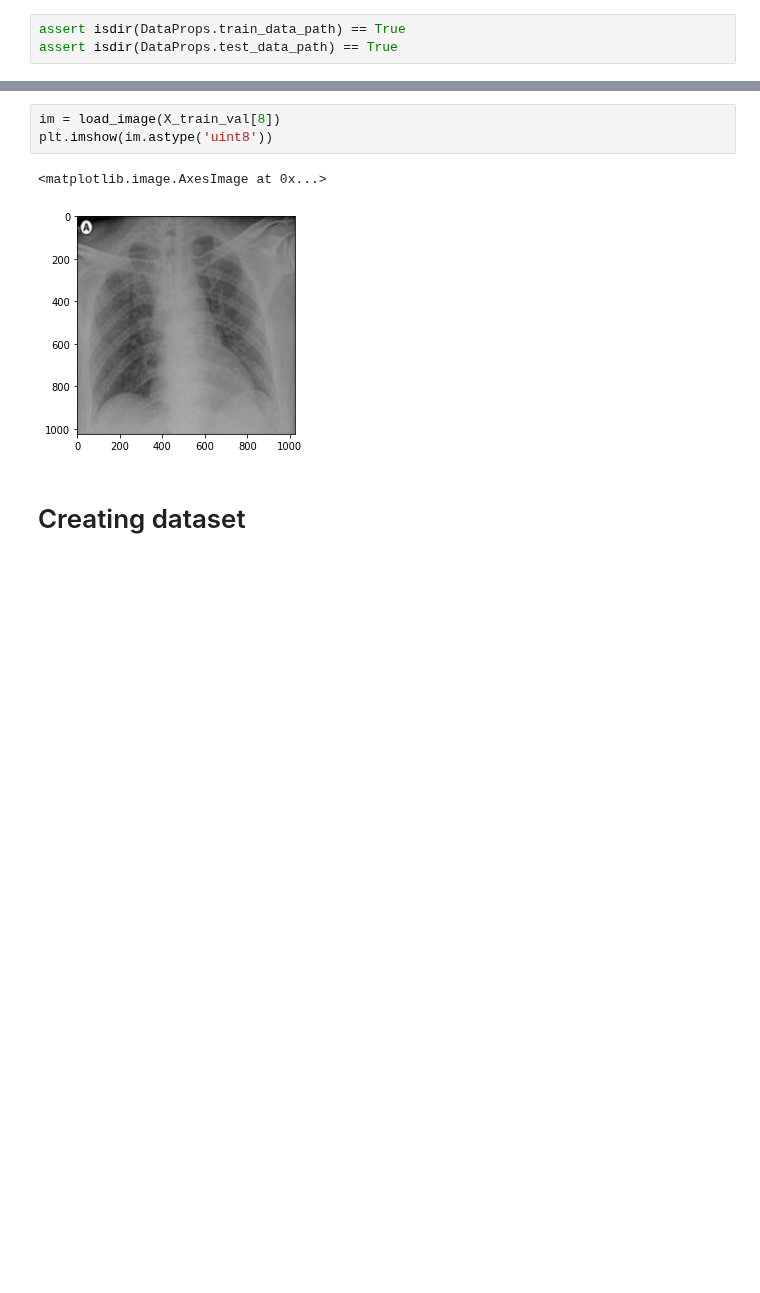
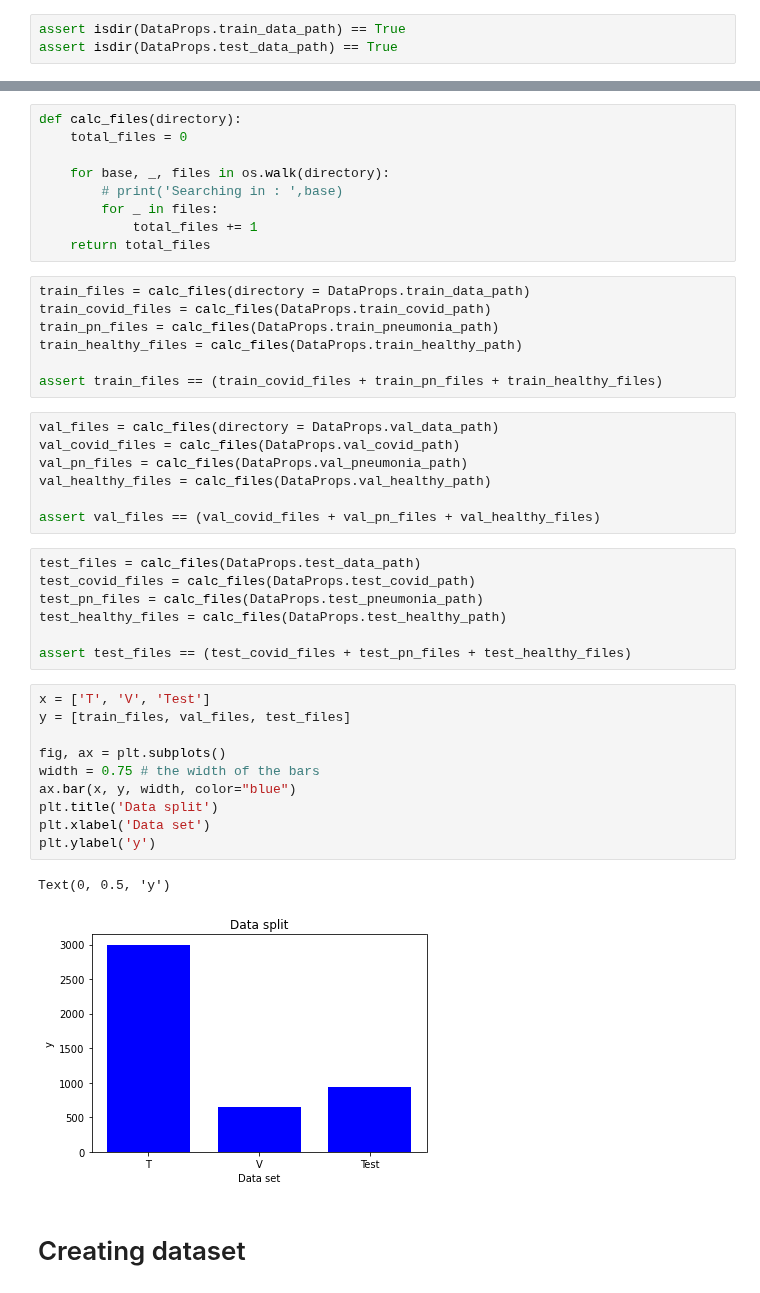
Before and after one commit to PashaIanko/Covid19Classifier, a Jupyter notebook: main.ipynb, the cells around one changed output, grey strips where cells are left out. Cells and saved outputs as stored; diff of their text form; blank space fills up the shorter version.

```diff
--- a/main.ipynb
+++ b/main.ipynb
@@ -173,9 +129,46 @@ _ = sns.countplot(Y_train_val)
-# %%
-im = load_image(X_train_val[8])
-plt.imshow(im.astype('uint8'))
-# %% [output]
-<matplotlib.image.AxesImage at 0x...>
-[figure, removed]
+# %%
+def calc_files(directory):
+    total_files = 0
+
+    for base, _, files in os.walk(directory):
+        # print('Searching in : ',base)
+        for _ in files:
+            total_files += 1
+    return total_files
+# %%
+train_files = calc_files(directory = DataProps.train_data_path)
+train_covid_files = calc_files(DataProps.train_covid_path)
+train_pn_files = calc_files(DataProps.train_pneumonia_path)
+train_healthy_files = calc_files(DataProps.train_healthy_path)
+
+assert train_files == (train_covid_files + train_pn_files + train_healthy_files)
+# %%
+val_files = calc_files(directory = DataProps.val_data_path)
+val_covid_files = calc_files(DataProps.val_covid_path)
+val_pn_files = calc_files(DataProps.val_pneumonia_path)
+val_healthy_files = calc_files(DataProps.val_healthy_path)
+
+assert val_files == (val_covid_files + val_pn_files + val_healthy_files)
+# %%
+test_files = calc_files(DataProps.test_data_path)
+test_covid_files = calc_files(DataProps.test_covid_path)
+test_pn_files = calc_files(DataProps.test_pneumonia_path)
+test_healthy_files = calc_files(DataProps.test_healthy_path)
+
+assert test_files == (test_covid_files + test_pn_files + test_healthy_files)
+# %%
+x = ['T', 'V', 'Test']
+y = [train_files, val_files, test_files]
+
+fig, ax = plt.subplots()
+width = 0.75 # the width of the bars
+ax.bar(x, y, width, color="blue")
+plt.title('Data split')
+plt.xlabel('Data set')
+plt.ylabel('y')
+# %% [output]
+Text(0, 0.5, 'y')
+[figure, added]
 # %% [markdown]
 # Creating dataset
 # %%
```
Also changed, not shown: parts of 7 cells of this notebook.
